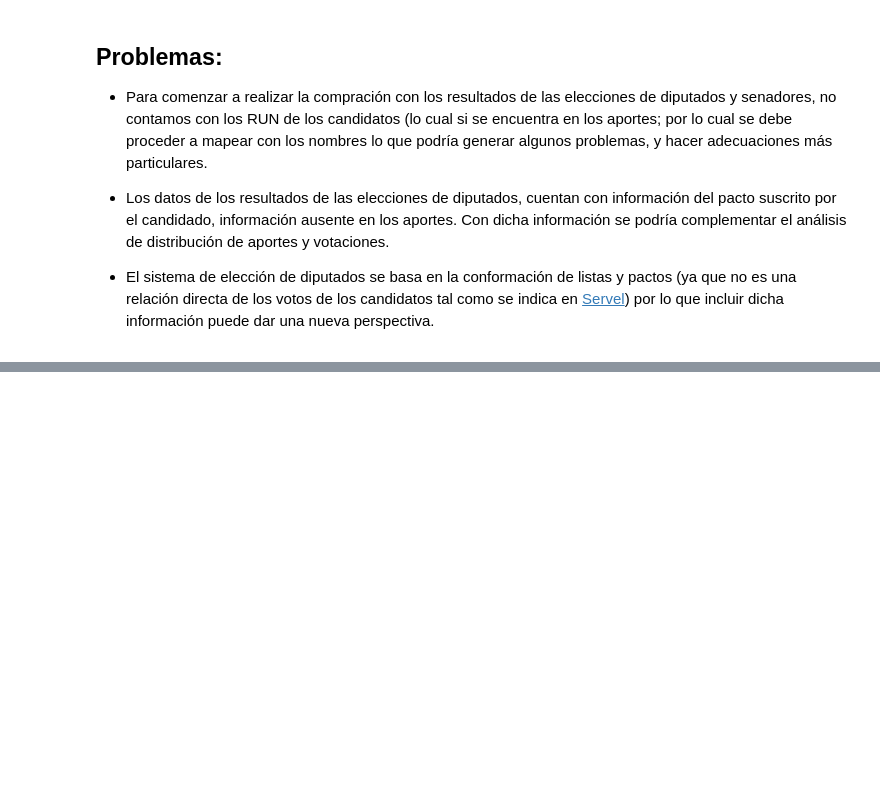
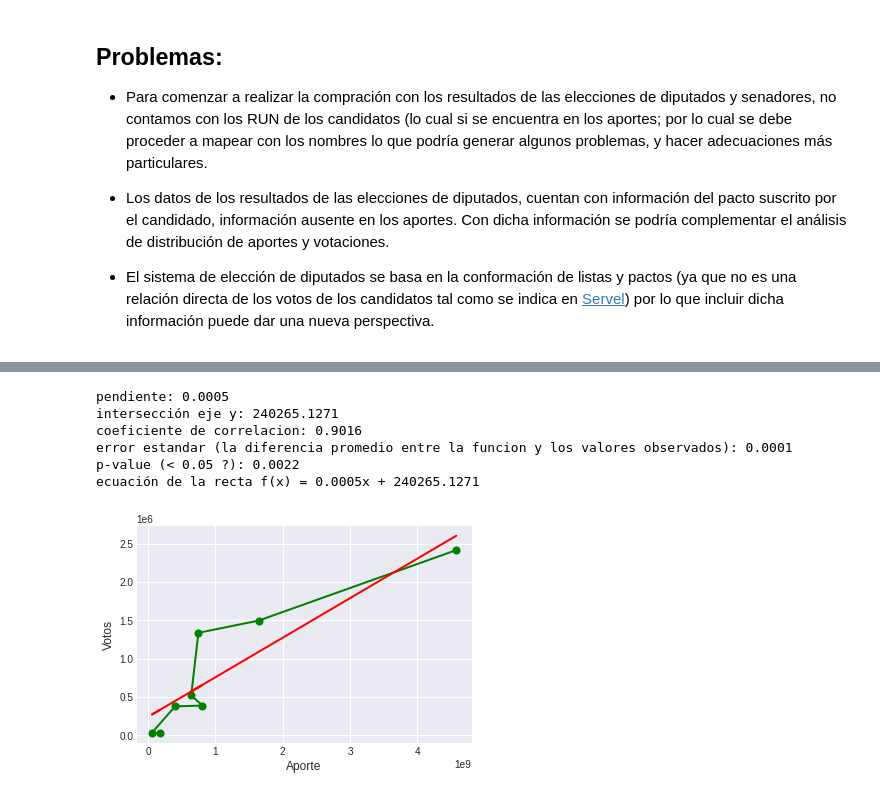
Before and after one commit to wormaza/DatosServel, a Jupyter notebook: elecciones.ipynb, the cells around one changed output, grey strips where cells are left out. Drawn from its saved outputs; the diff is of its cells as text; code cells hidden in the pictures; blank space fills up the shorter version.

Commit message:
WIP incluir analisis correlacion

```diff
--- a/elecciones.ipynb
+++ b/elecciones.ipynb
@@ -729,0 +765,33 @@ plt.show()
+# %%
+from scipy import stats
+
+df_regression = resumen_voto_aporte_presidencial[['Votos', 'Aporte']].copy()
+
+# regresion lineal
+m, b, r, p, se = stats.linregress(df_regression['Aporte'].astype('float64'), df_regression['Votos'].astype('float64'))
+print('pendiente: {:.4f}\nintersección eje y: {:.4f}'.format(m,b))
+print('coeficiente de correlacion: {:.4f}'.format(r))
+print('error estandar (la diferencia promedio entre la funcion y los valores observados): {:.4f}'.format(se))
+print('p-value (< 0.05 ?): {:.4f}'.format(p))
+print('ecuación de la recta f(x) = {:.4f}x + {:.4f}'.format(m,b))
+
+# calcular la función de la recta
+df_regression['fx'] = (m * resumen_voto_aporte_presidencial['Aporte']) + b
+
+# calcular la diferencia entre fx y los votos reales obtenidos en los aportes
+df_regression['error'] = df_regression['fx'] - df_regression['Votos']
+
+# Graficar aportes vs votos
+df_regression.plot.scatter(x='Aporte', y='Votos', color='green',s=50)
+plt.plot(df_regression['Aporte'],df_regression['Votos'], color='green')
+# Graficar la recta
+plt.plot(df_regression['Aporte'],df_regression['fx'], color='red')
+plt.show()
+# %% [output]
+pendiente: 0.0005
+intersección eje y: 240265.1271
+coeficiente de correlacion: 0.9016
+error estandar (la diferencia promedio entre la funcion y los valores observados): 0.0001
+p-value (< 0.05 ?): 0.0022
+ecuación de la recta f(x) = 0.0005x + 240265.1271
+[figure, added]
```
Also changed, not shown: parts of 7 cells of this notebook.
